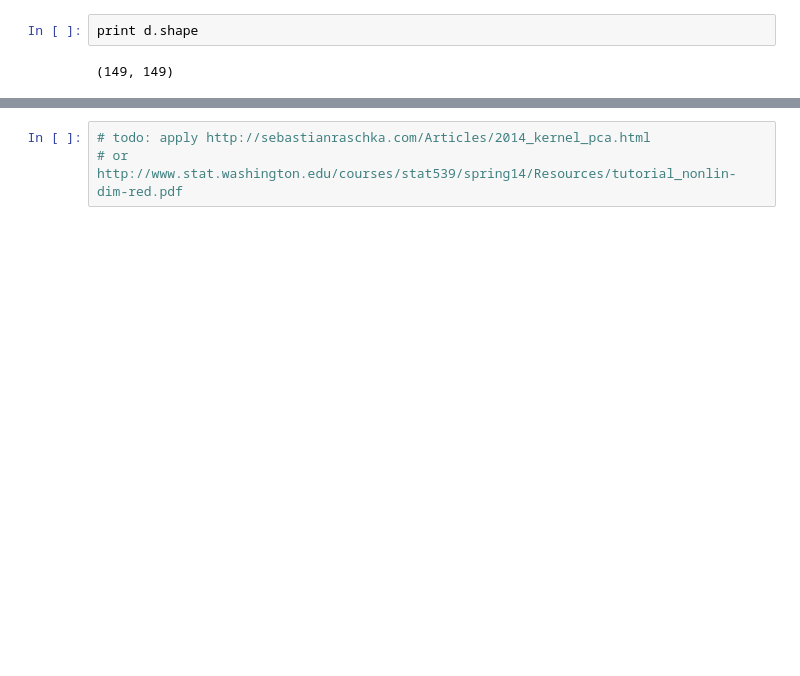
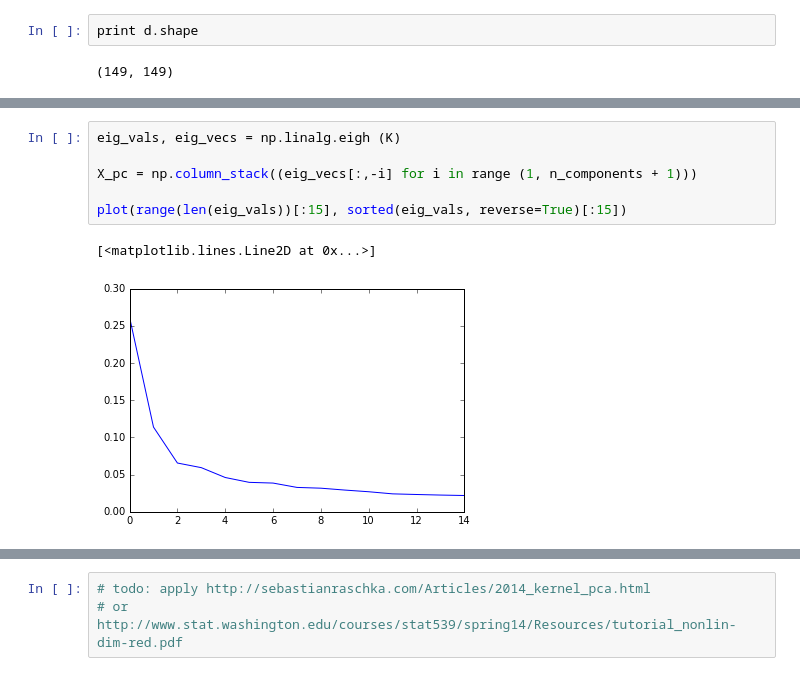
Before and after one commit to MohsenSadeghi/Super-resolution, a Jupyter notebook: notebook.ipynb, the cells around one changed output, grey strips where cells are left out. Cells and saved outputs as stored; diff of their text form; blank space fills up the shorter version.

```diff
--- a/notebook.ipynb
+++ b/notebook.ipynb
@@ -84,0 +108,9 @@ print d.shape
+# %%
+eig_vals, eig_vecs = np.linalg.eigh (K)
+
+X_pc = np.column_stack((eig_vecs[:,-i] for i in range (1, n_components + 1)))
+
+plot(range(len(eig_vals))[:15], sorted(eig_vals, reverse=True)[:15])
+# %% [output]
+[<matplotlib.lines.Line2D at 0x...>]
+[figure, added]
```
Also changed, not shown: parts of 15 cells of this notebook.
